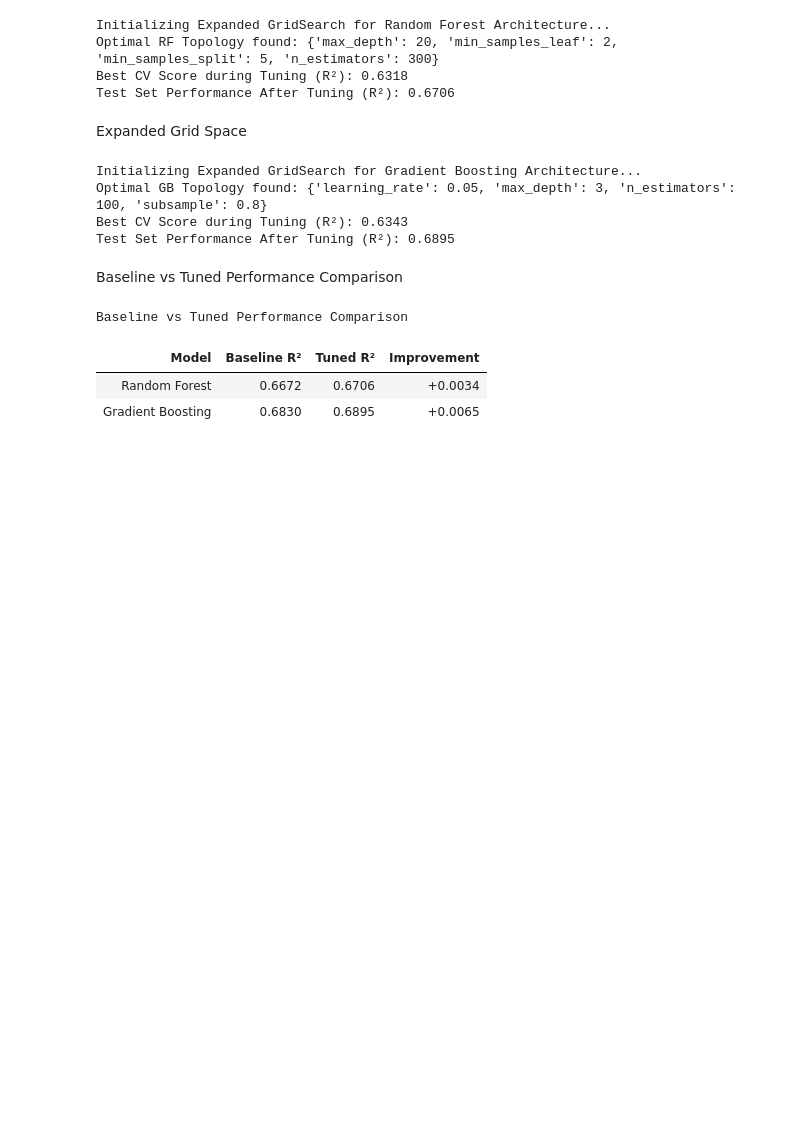
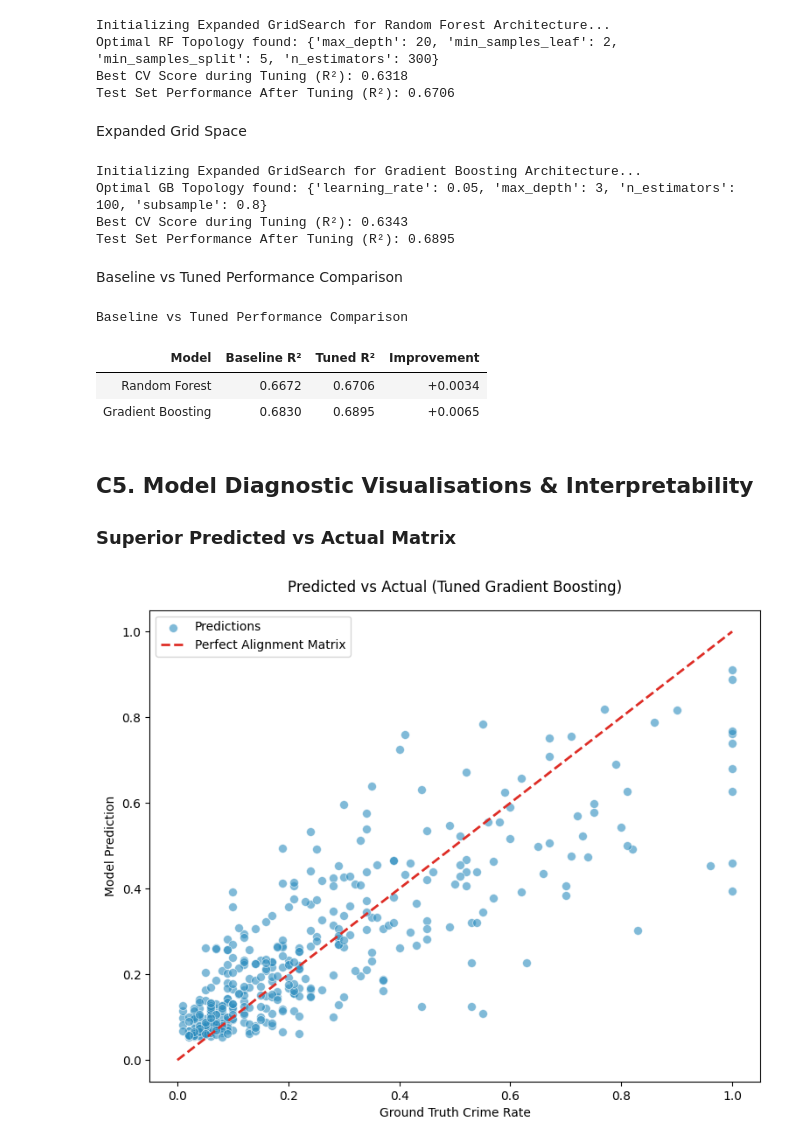
Before and after one commit to Reshma925/Vectora, a Jupyter notebook: Regression Track A/Regression.ipynb, the cells around one changed output. Saved outputs shown, nothing was run; the diff lists cells and outputs as text; code cells hidden in the pictures; blank space fills up the shorter version.

Commit message:
Added model diagnostic visualisations

```diff
--- a/Regression Track A/Regression.ipynb
+++ b/Regression Track A/Regression.ipynb
@@ -715,3 +715,20 @@ Baseline vs Tuned Performance Comparison
 | Model | Baseline R² | Tuned R² | Improvement |
 | Random Forest | 0.6672 | 0.6706 | +0.0034 |
 | Gradient Boosting | 0.6830 | 0.6895 | +0.0065 |
+# %% [markdown]
+## C5. Model Diagnostic Visualisations & Interpretability
+### Superior Predicted vs Actual Matrix
+# %%
+best_model = gs_gb.best_estimator_
+final_pred = best_model.predict(X_test)
+
+plt.figure(figsize=(9, 7))
+sns.scatterplot(x=y_test, y=final_pred, alpha=0.6, color='#2b8cbe', s=50, edgecolor='w', label='Predictions')
+plt.plot([0, 1], [0, 1], color='#de2d26', linestyle='--', linewidth=2, label='Perfect Alignment Matrix')
+plt.title('Predicted vs Actual (Tuned Gradient Boosting)', pad=15)
+plt.xlabel('Ground Truth Crime Rate')
+plt.ylabel('Model Prediction')
+plt.legend()
+plt.show()
+# %% [output]
+[figure, added]
```
Also changed, not shown: parts of 4 cells of this notebook.
